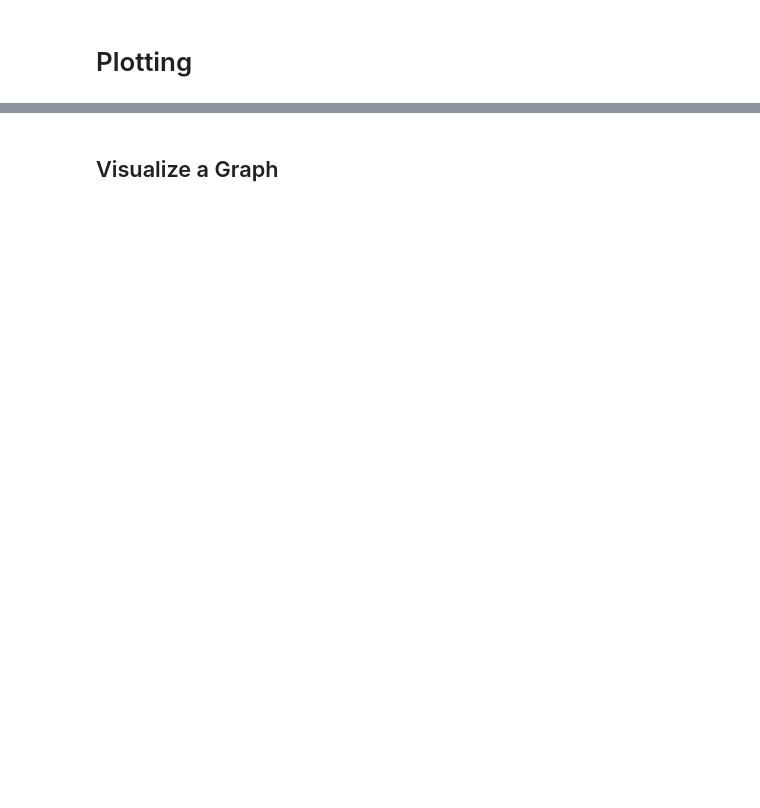
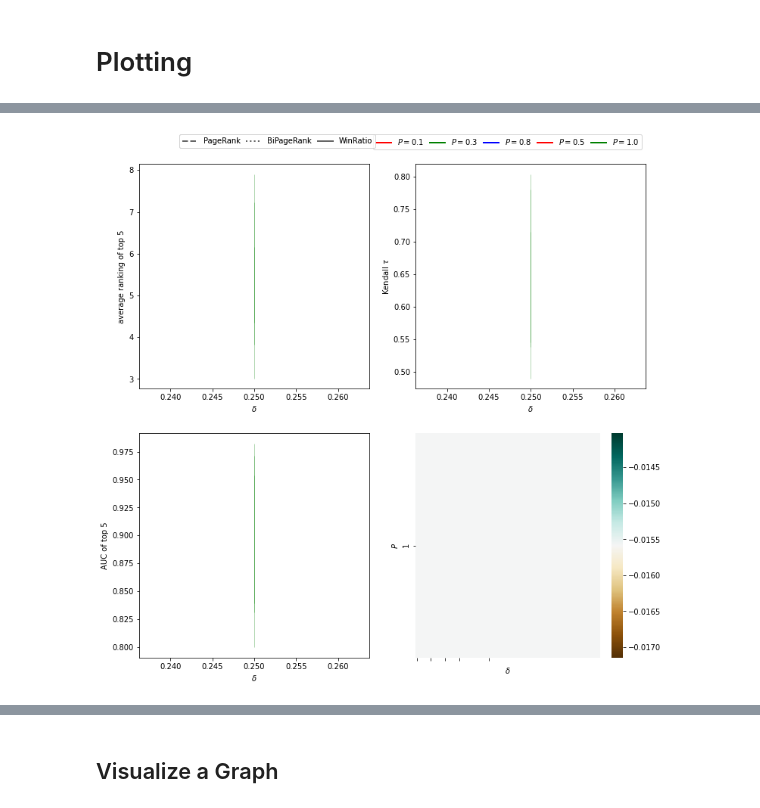
Before and after one commit to nicolas-kuechler/eth-sports-networks-2021, a Jupyter notebook: project.ipynb, the cells around one changed output, grey strips where cells are left out. Drawn from its saved outputs; the diff is of its cells as text; code cells hidden in the pictures; blank space fills up the shorter version.

```diff
--- a/project.ipynb
+++ b/project.ipynb
@@ -559,0 +641,68 @@ plt.show()
+# %%
+
+def build_figure_3():
+    plots_v = 2
+    plots_h = 2
+    fig, axes = plt.subplots(plots_v, plots_h, figsize=[12, 12])
+    fig.subplots_adjust(wspace=0.2, hspace=0.2)
+
+    #######################
+    # First three figures #
+    #######################
+    for index, metric in enumerate(config['metrics']):
+        for algo in config['ranking_algos']:
+            for fraction in config['fraction_games_per_season']:
+                rows = df[df[f"fraction_games_per_season"] == fraction]
+                groups = rows.groupby("model_logistic_delta")
+                labels = groups.groups.keys()
+
+                suffix = f"{algo}_{metric}"
+                values = groups.mean()[suffix]
+                stderr = groups.std()[suffix]
+                ax = axes[int(index / plots_h), index % plots_h]
+                ax.plot(labels, values,
+                                color=plot_config['colors'][fraction],
+                                linestyle=plot_config['linestyles'][algo]
+                                )
+                ax.fill_between(labels, values - stderr, values + stderr,
+                                        color=plot_config['colors'][fraction],
+                                        alpha=0.3)
+
+                ax.set_ylabel(plot_config['ylabels'][metric])
+                ax.set_xlabel("$\delta$")
+
+    #######################
+    # Heatmap #
+    #######################
+
+    plot_data = df
+    plot_data["difference"] = plot_data["bipagerank_kendall"] - plot_data["winratio_kendall"]
+    plot_data = plot_data[["model_logistic_delta", "fraction_games_per_season", "difference"]]
+    grouped = plot_data.groupby(["model_logistic_delta", "fraction_games_per_season"]).mean()
+    grouped = grouped["difference"].unstack(0)
+
+    ax = sns.heatmap(grouped, cmap="BrBG", ax=axes[1, 1])
+    ax.set_ylabel("$P$")
+    ax.set_xlabel("$\\delta$")
+    ax.set_xticks([0.01, 0.08, 0.16, 0.24, 0.4])
+
+    ##########
+    # LEGEND #
+    ##########
+
+    legend_algo = [Line2D([0], [0], linestyle=style, lw=2, color=COLOR_GRAY) for style in plot_config['linestyles'].values()]
+    legend_fraction = [Line2D([0], [0], linestyle='solid', lw=2, color=color) for color in plot_config['colors'].values()]
+
+    leg1 = plt.legend(legend_fraction, [f"$P = {fraction}$" for fraction in plot_config['colors'].keys()],
+                      bbox_to_anchor=(0.5, 2.35), loc='upper center',
+                      ncol=len(plot_config['colors'].keys()), columnspacing=0.75)
+    leg2 = plt.legend(legend_algo, [plot_config['algo_names'][key] for key in plot_config['linestyles'].keys()],
+                      bbox_to_anchor=(-0.75, 2.35), loc='upper center',
+                      ncol=len(plot_config['linestyles'].keys()), columnspacing=0.75)
+    fig.add_artist(leg1)
+    fig.add_artist(leg2)
+    plt.show()
+
+build_figure_3()
+# %% [output]
+[figure, added]
```
Also changed, not shown: parts of 10 cells of this notebook.
